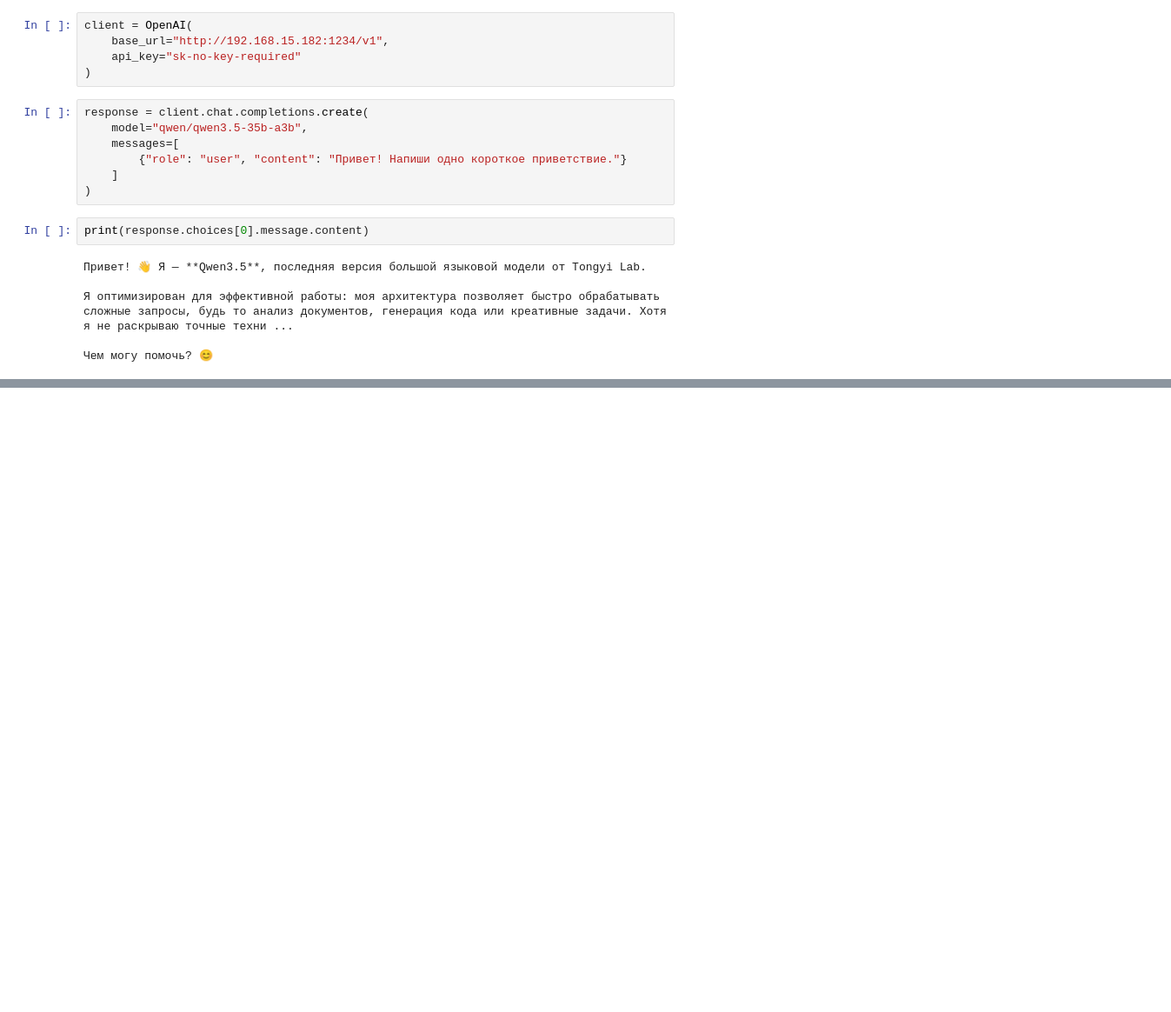
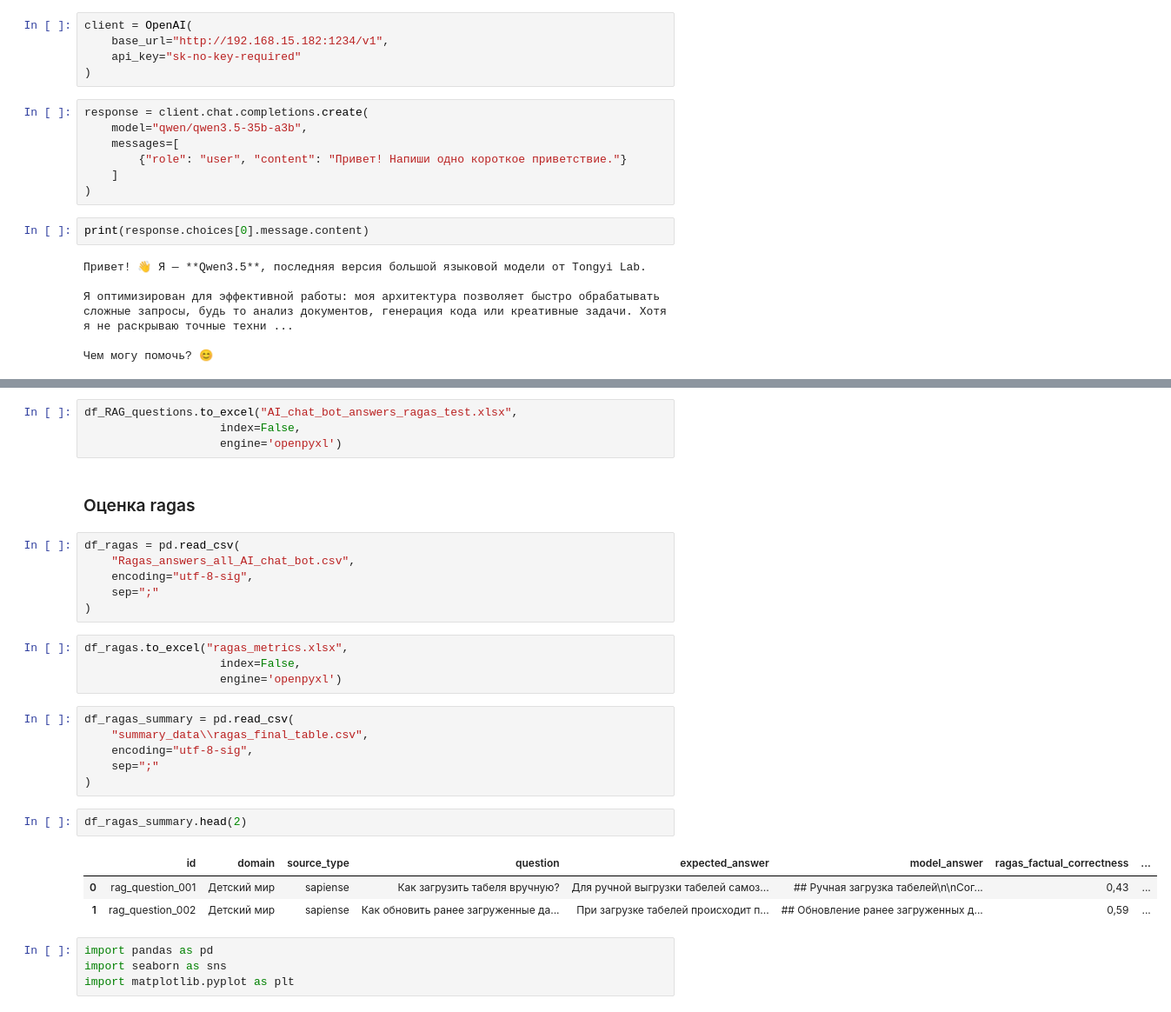
Before and after one commit to v-makarov-code/llm-asking-questions-evaluating-answers, a Jupyter notebook: query_RAG.ipynb, the cells around one changed output, grey strips where cells are left out. Shown at 87% size. Cells and saved outputs as stored; diff of their text form; blank space fills up the shorter version.

```diff
--- a/query_RAG.ipynb
+++ b/query_RAG.ipynb
@@ -28,0 +49,32 @@ print(response.choices[0].message.content)
+# %%
+df_RAG_questions.to_excel("AI_chat_bot_answers_ragas_test.xlsx",
+                    index=False,
+                    engine='openpyxl')
+# %% [markdown]
+### Оценка ragas
+# %%
+df_ragas = pd.read_csv(
+    "Ragas_answers_all_AI_chat_bot.csv",
+    encoding="utf-8-sig",
+    sep=";"
+)
+# %%
+df_ragas.to_excel("ragas_metrics.xlsx",
+                    index=False,
+                    engine='openpyxl')
+# %%
+df_ragas_summary = pd.read_csv(
+    "summary_data\\ragas_final_table.csv",
+    encoding="utf-8-sig",
+    sep=";"
+)
+# %%
+df_ragas_summary.head(2)
+# %% [output]
+|  | id | domain | source_type | question | expected_answer | model_answer | ragas_factual_correctness | ... |
+| 0 | rag_question_001 | Детский мир | sapiense | Как загрузить табеля вручную? | Для ручной выгрузки табелей самоз... | ## Ручная загрузка табелей\n\nСог... | 0,43 | ... |
+| 1 | rag_question_002 | Детский мир | sapiense | Как обновить ранее загруженные да... | При загрузке табелей происходит п... | ## Обновление ранее загруженных д... | 0,59 | ... |
+# %%
+import pandas as pd
+import seaborn as sns
+import matplotlib.pyplot as plt
```
Also changed, not shown: parts of 10 cells of this notebook, 23 other files.
